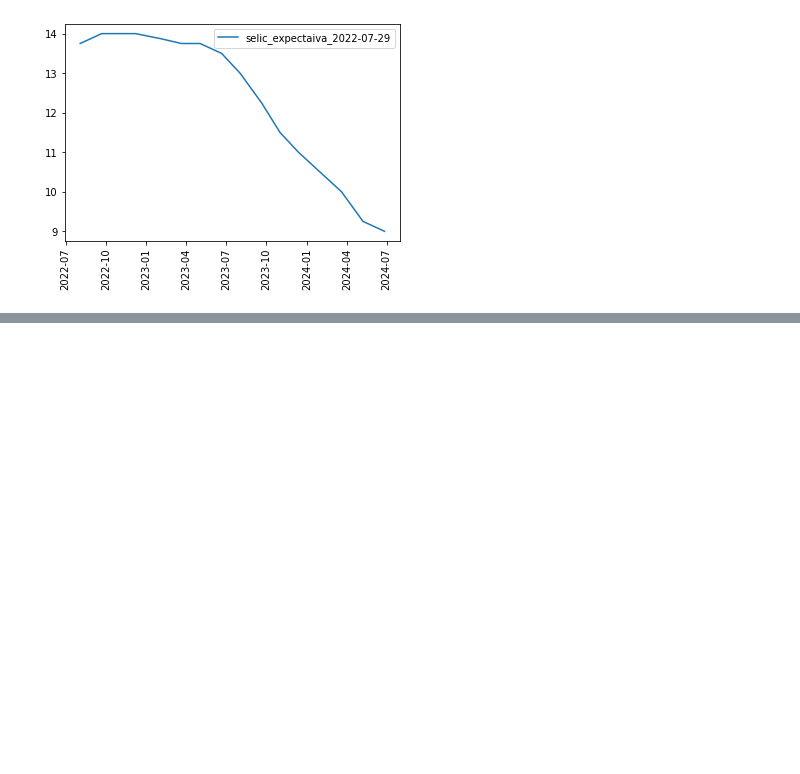
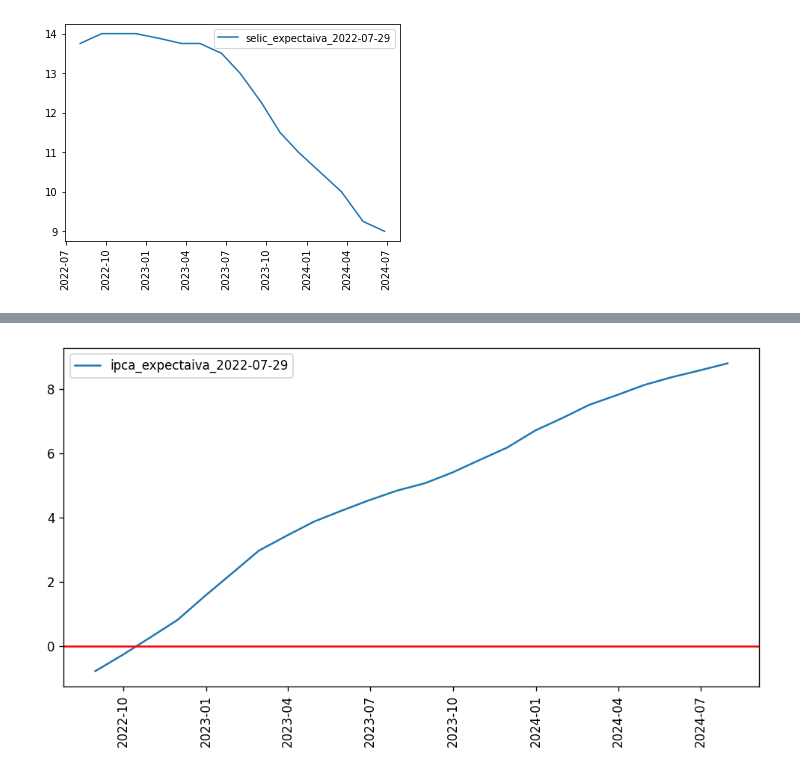
Before and after one commit to nobru01/BcB_Forcast, a Jupyter notebook: filtros.ipynb, the cells around one changed output, grey strips where cells are left out. Drawn from its saved outputs; the diff is of its cells as text; code cells hidden in the pictures; blank space fills up the shorter version.

```diff
--- a/filtros.ipynb
+++ b/filtros.ipynb
@@ -158,0 +171,4 @@ plt.show()
+# %%
+data_hoje=datetime.datetime.today().date()
+df_ipca_forcast=df_ipca_ultima[df_ipca_ultima.index>=data_hoje]
+df_ipca_forcast
@@ -158,0 +194,11 @@ plt.show()
+# %%
+
+figure(figsize=(10, 5), dpi=120)
+plt.plot(df_ipca_forcast.index, df_ipca_forcast['cumsum_mediana'], label=f'ipca_expectaiva_{data_previsao}')
+plt.xticks(rotation=90)
+plt.axhline(y=0.0, color='r', linestyle='-')
+plt.ayhline(x=0.0, color='r', linestyle='-')
+plt.legend()
+plt.show()
+# %% [output]
+[figure, added]
```
Also changed, not shown: parts of 5 cells of this notebook, 1 other file.
